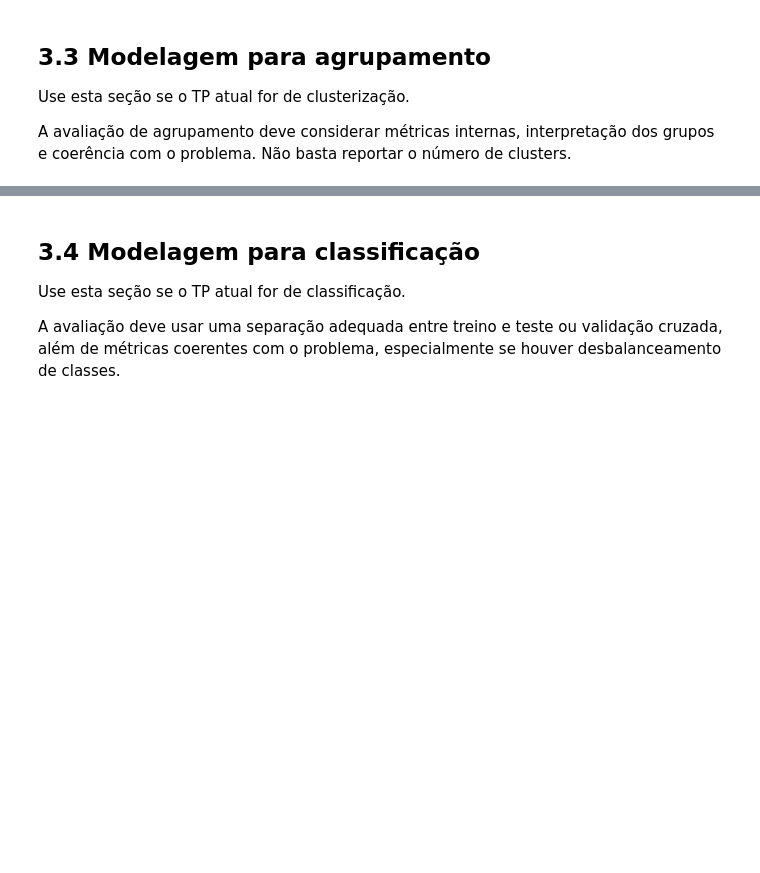
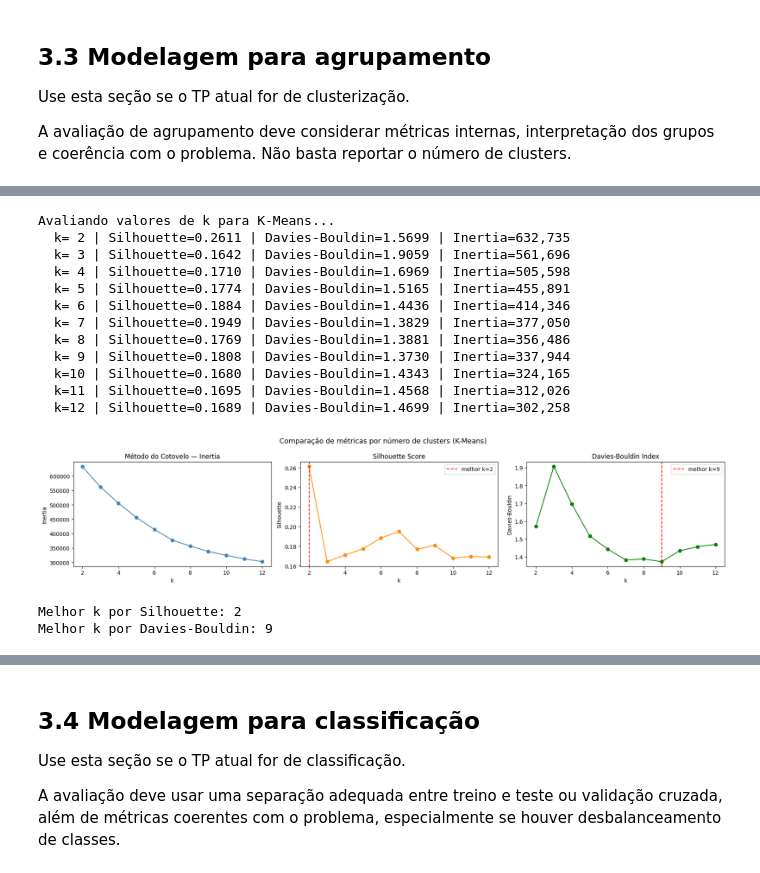
Before and after one commit to carolinabarcellos/TP-2-Mineracao, a Jupyter notebook: TP2_Fase3_Grupo1.ipynb, the cells around one changed output, grey strips where cells are left out. Saved outputs shown, nothing was run; the diff lists cells and outputs as text; code cells hidden in the pictures; blank space fills up the shorter version.

```diff
--- a/TP2_Fase3_Grupo1.ipynb
+++ b/TP2_Fase3_Grupo1.ipynb
@@ -1038,0 +969,67 @@ def executar_agrupamento_basico(X: pd.DataFrame):
+# %%
+import warnings
+warnings.filterwarnings("ignore")
+
+from sklearn.cluster import KMeans
+from sklearn.metrics import silhouette_score, davies_bouldin_score
+
+RANDOM_STATE = 42
+
+# Seleção de k para K-Means
+# X está  disponível da Seção 2
+K_RANGE = range(2, 13)
+
+resultados_k = []
+
+print("Avaliando valores de k para K-Means...")
+for k in K_RANGE:
+    modelo = KMeans(n_clusters=k, random_state=RANDOM_STATE, n_init=10)
+    labels = modelo.fit_predict(X)
+    sil = silhouette_score(X, labels, sample_size=10_000, random_state=RANDOM_STATE)
+    db  = davies_bouldin_score(X, labels)
+    ine = modelo.inertia_
+    resultados_k.append({"k": k, "silhouette": sil, "davies_bouldin": db, "inertia": ine})
+    print(f"  k={k:2d} | Silhouette={sil:.4f} | Davies-Bouldin={db:.4f} | Inertia={ine:,.0f}")
+
+df_k = pd.DataFrame(resultados_k)
+
+fig, axes = plt.subplots(1, 3, figsize=(18, 4))
+
+axes[0].plot(df_k["k"], df_k["inertia"], "o-", color="steelblue")
+axes[0].set_title("Método do Cotovelo — Inertia"); axes[0].set_xlabel("k"); axes[0].set_ylabel("Inertia")
+
+axes[1].plot(df_k["k"], df_k["silhouette"], "o-", color="darkorange")
+best_k_sil = df_k.loc[df_k["silhouette"].idxmax(), "k"]
+axes[1].axvline(best_k_sil, color="red", linestyle="--", label=f"melhor k={best_k_sil}")
+axes[1].set_title("Silhouette Score"); axes[1].set_xlabel("k"); axes[1].set_ylabel("Silhouette")
+axes[1].legend()
+
+axes[2].plot(df_k["k"], df_k["davies_bouldin"], "o-", color="green")
+best_k_db = df_k.loc[df_k["davies_bouldin"].idxmin(), "k"]
+axes[2].axvline(best_k_db, color="red", linestyle="--", label=f"melhor k={best_k_db}")
+axes[2].set_title("Davies-Bouldin Index"); axes[2].set_xlabel("k"); axes[2].set_ylabel("Davies-Bouldin")
+axes[2].legend()
+
+plt.suptitle("Comparação de métricas por número de clusters (K-Means)", fontsize=13)
+plt.tight_layout()
+plt.savefig(os.path.join(OUTPUT_DIR, "selecao_k.png"), dpi=120, bbox_inches="tight")
+plt.show()
+
+print(f"\nMelhor k por Silhouette: {best_k_sil}")
+print(f"Melhor k por Davies-Bouldin: {best_k_db}")
+# %% [output]
+Avaliando valores de k para K-Means...
+  k= 2 | Silhouette=0.2611 | Davies-Bouldin=1.5699 | Inertia=632,735
+  k= 3 | Silhouette=0.1642 | Davies-Bouldin=1.9059 | Inertia=561,696
+  k= 4 | Silhouette=0.1710 | Davies-Bouldin=1.6969 | Inertia=505,598
+  k= 5 | Silhouette=0.1774 | Davies-Bouldin=1.5165 | Inertia=455,891
+  k= 6 | Silhouette=0.1884 | Davies-Bouldin=1.4436 | Inertia=414,346
+  k= 7 | Silhouette=0.1949 | Davies-Bouldin=1.3829 | Inertia=377,050
+  k= 8 | Silhouette=0.1769 | Davies-Bouldin=1.3881 | Inertia=356,486
+  k= 9 | Silhouette=0.1808 | Davies-Bouldin=1.3730 | Inertia=337,944
+  k=10 | Silhouette=0.1680 | Davies-Bouldin=1.4343 | Inertia=324,165
+  k=11 | Silhouette=0.1695 | Davies-Bouldin=1.4568 | Inertia=312,026
+  k=12 | Silhouette=0.1689 | Davies-Bouldin=1.4699 | Inertia=302,258
+[figure, added]
+Melhor k por Silhouette: 2
+Melhor k por Davies-Bouldin: 9
```
Also changed, not shown: parts of 16 cells of this notebook, 6 other files.
